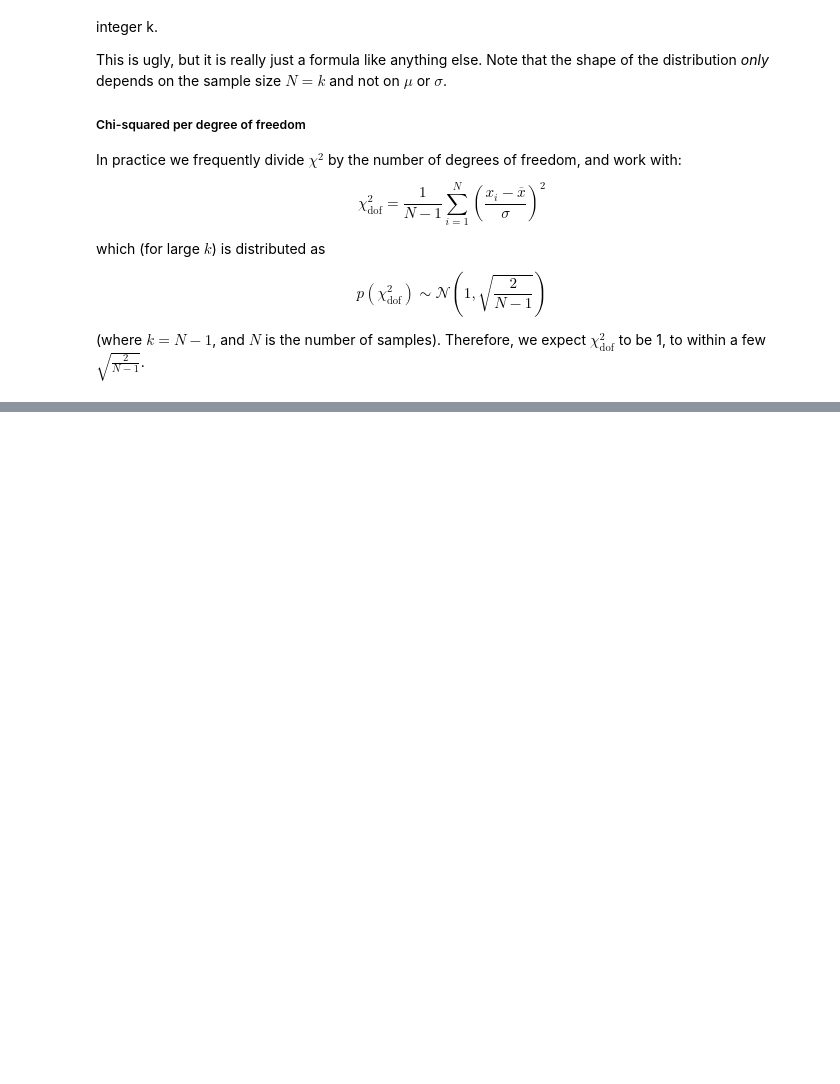
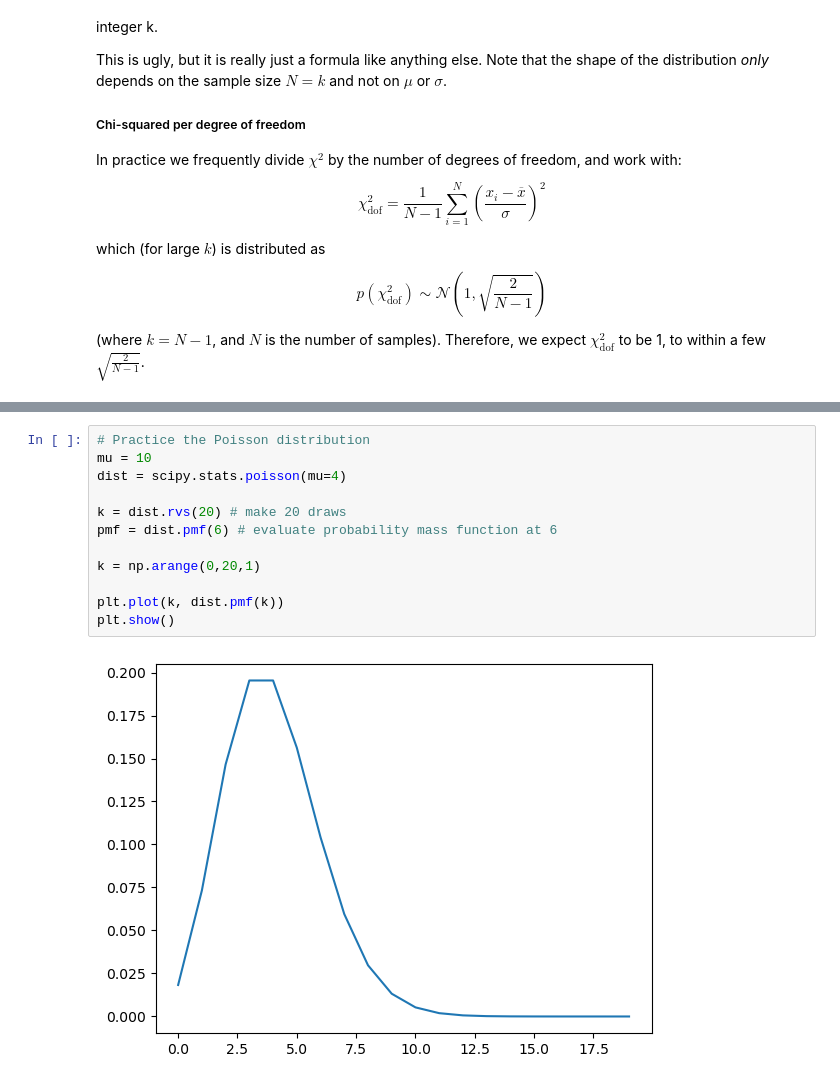
Before and after one commit to SumeetKul/phys629-astrostats, a Jupyter notebook: lecture-notes/Univariate_Distributions.ipynb, the cells around one changed output, grey strips where cells are left out. Drawn from its saved outputs; the diff is of its cells as text; blank space fills up the shorter version.

```diff
--- a/lecture-notes/Univariate_Distributions.ipynb
+++ b/lecture-notes/Univariate_Distributions.ipynb
@@ -127,0 +211,14 @@ $$ p(\chi^2_\mathrm{dof}) \sim \mathscr{N}\left(1, \sqrt{\frac{2}{N-1}}\right) $
+# %%
+# Practice the Poisson distribution
+mu = 10
+dist = scipy.stats.poisson(mu=4)
+
+k = dist.rvs(20) # make 20 draws
+pmf = dist.pmf(6) # evaluate probability mass function at 6
+
+k = np.arange(0,20,1)
+
+plt.plot(k, dist.pmf(k))
+plt.show()
+# %% [output]
+[figure, added]
```
Also changed, not shown: parts of 11 cells of this notebook.
